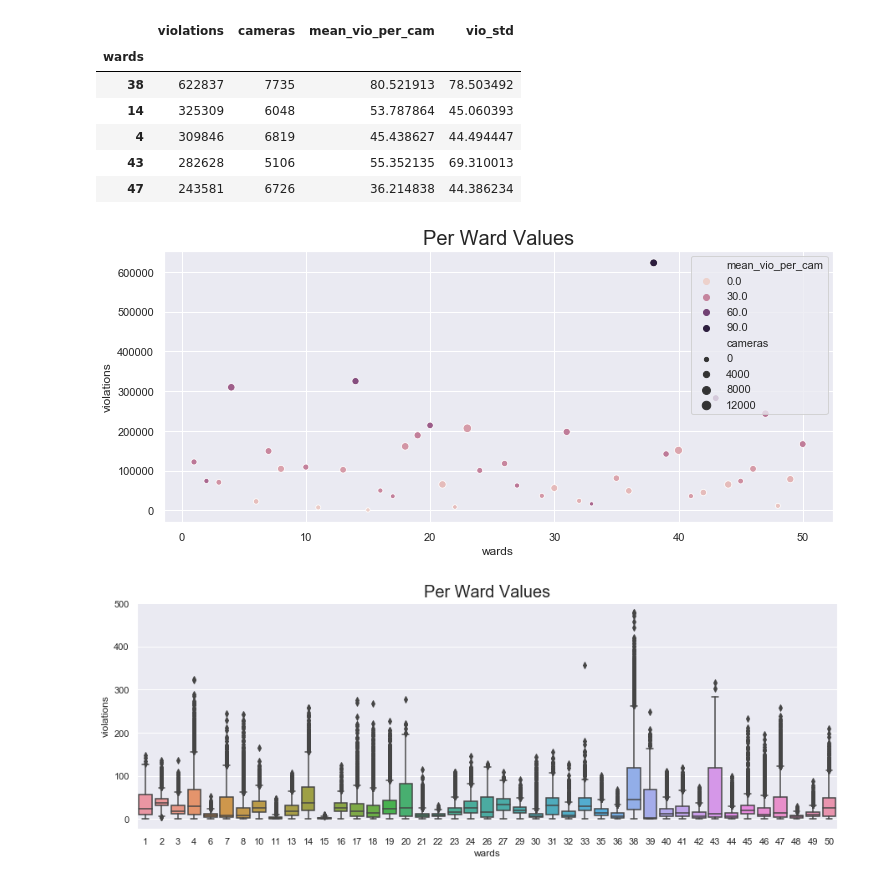
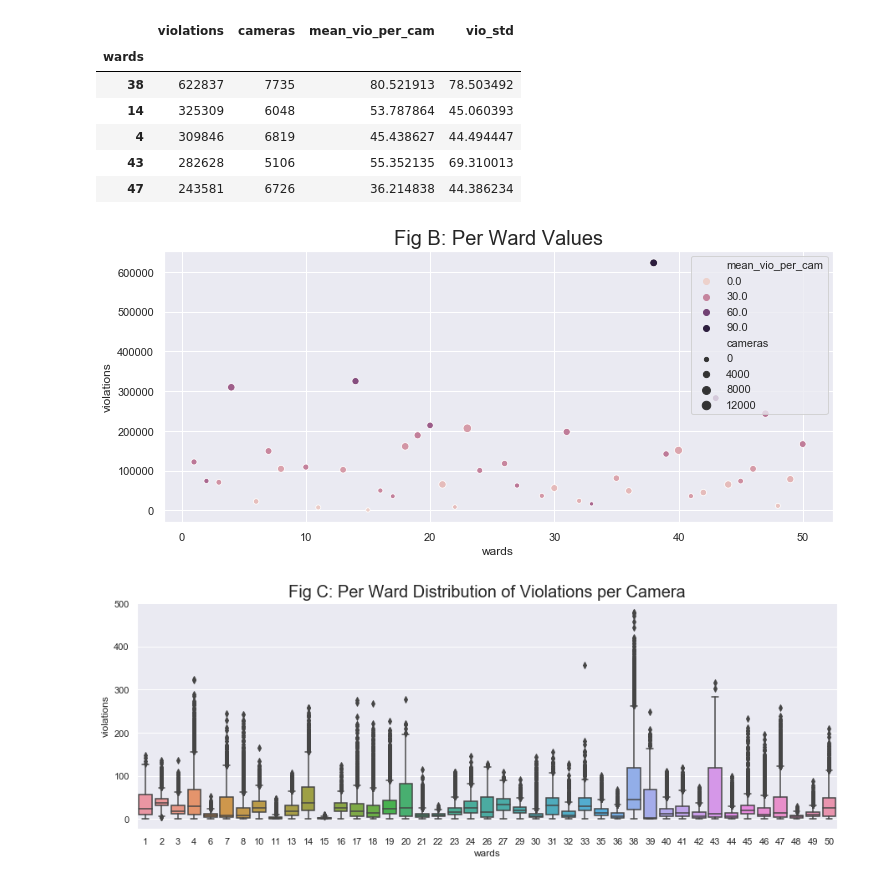
Before and after one commit to chrisoyer/thinkful_notes, a Jupyter notebook: study design.ipynb, the cells around one changed output. Cells and saved outputs as stored; diff of their text form; code cells hidden in the pictures.

```diff
--- a/study design.ipynb
+++ b/study design.ipynb
@@ -153,23 +124,23 @@ ward_df.head()
 #plot
 sns.set(rc={'figure.figsize':(12,5)})
 sns.set_style("darkgrid")
-#fig_w, ax_w = plt.subplots()
+fig_w, ax_w = plt.subplots()
 ax_w = sns.scatterplot(data=ward_df, x=ward_df.index, y='violations', hue='mean_vio_per_cam',
                     size='cameras')
 ax_w.legend(loc='upper right')
-ax_w.set_title('Per Ward Values', size=20);
+ax_w.set_title('Fig B: Per Ward Values', size=20);
 # %% [output]
-[figure, old version]
+[figure, new version]
 # %%
 #boxplot
 sns.set(rc={'figure.figsize':(15,5)})
 sns.set_style("darkgrid")
 #fig_w, ax_w = plt.subplots()
 ax_w = sns.boxplot(x='wards', y='violations', data=df)
 #ax_w.legend(loc='upper right')
-ax_w.set_title('Per Ward Values', size=20);
+ax_w.set_title('Fig C: Per Ward Distribution of Violations per Camera', size=20);
 # %% [output]
-[figure, old version]
+[figure, new version]
 # %%
 #histogram of all frequency
 sns.set_palette('dark')
```
Also changed, not shown: parts of 24 cells of this notebook.
